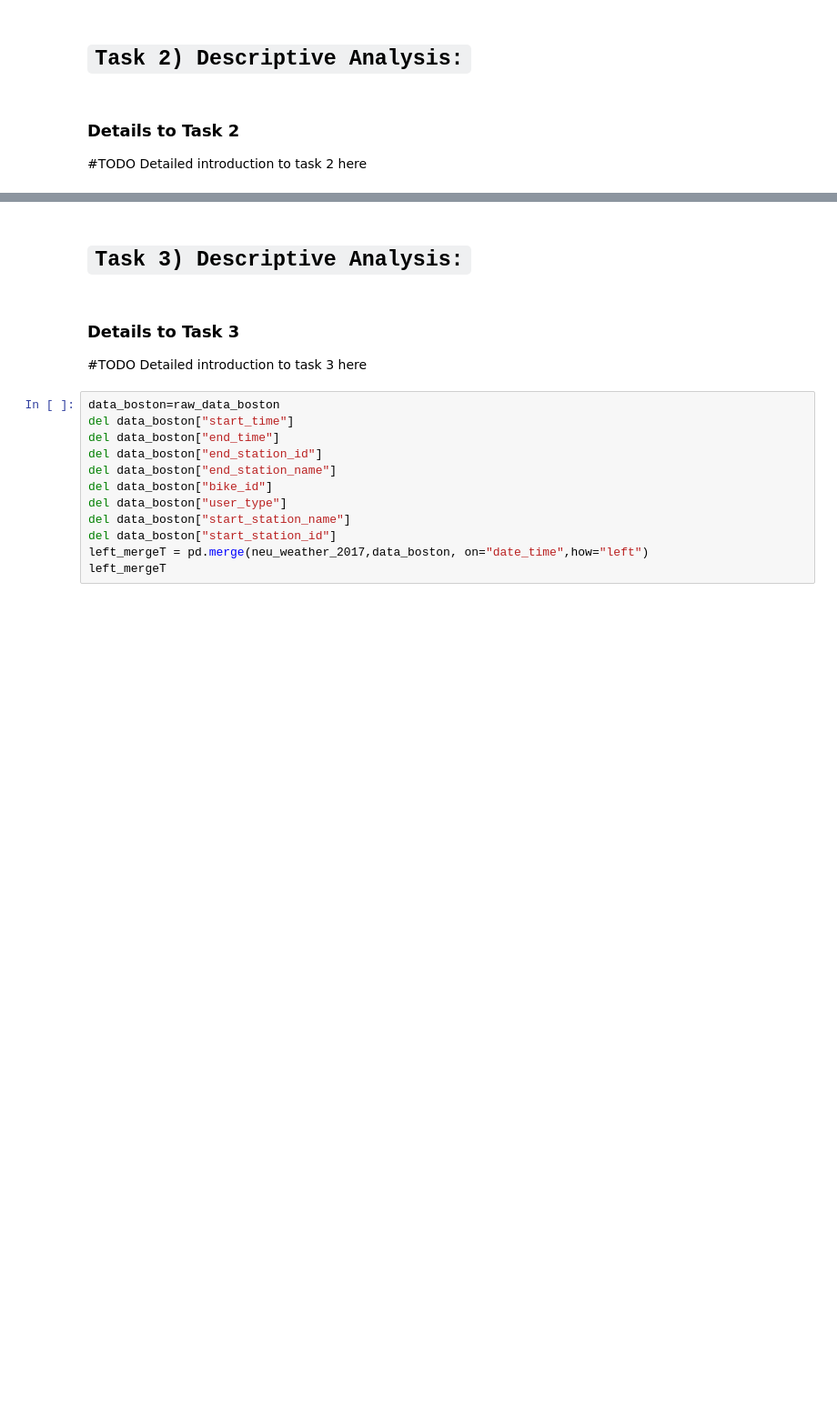
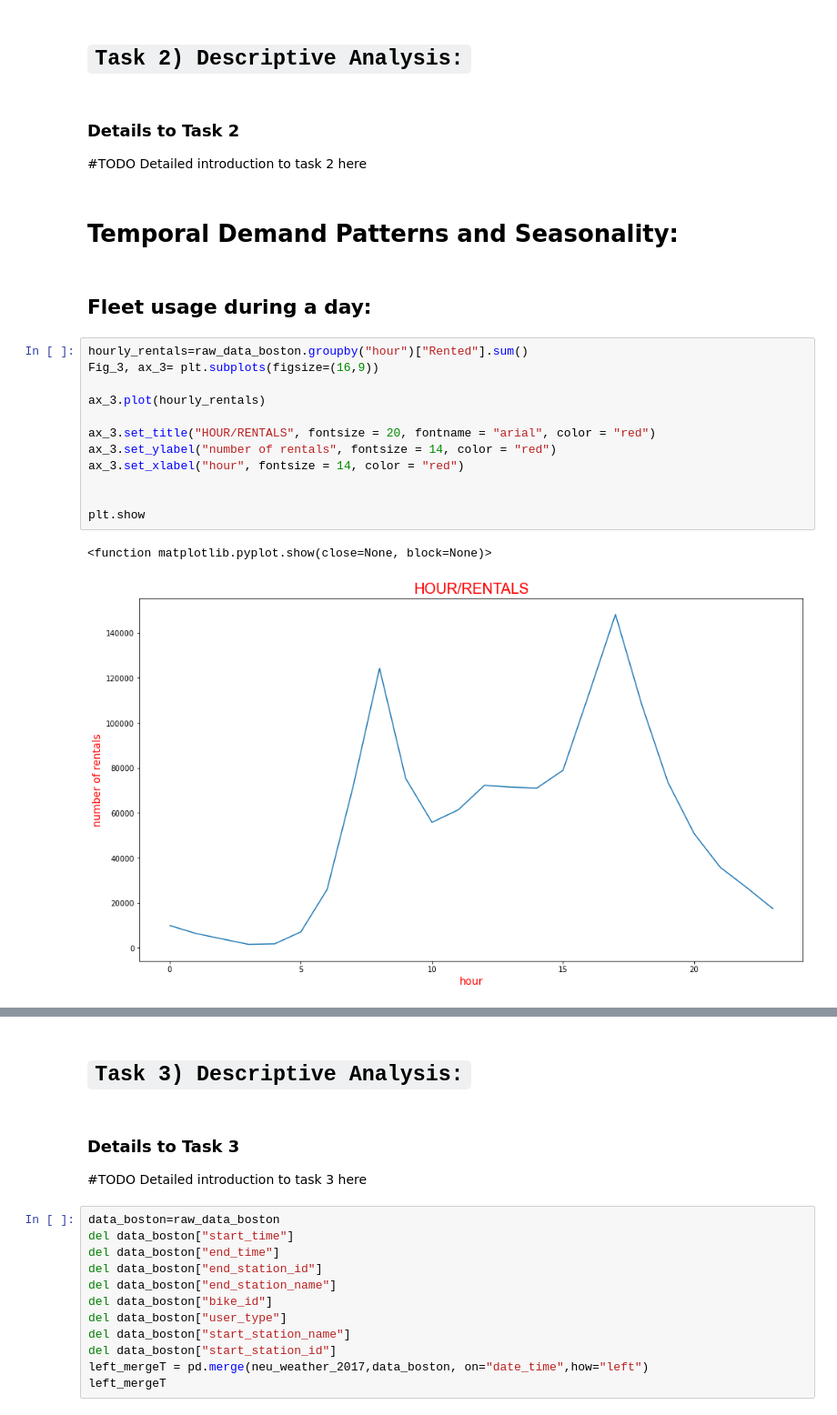
Before and after one commit to NiklasNesseler/ProjectNotFound, a Jupyter notebook: DSML_GroupProject_Boston2017.ipynb, the cells around one changed output, grey strips where cells are left out. Shown at 91% size. Saved outputs shown, nothing was run; the diff lists cells and outputs as text; blank space fills up the shorter version.

```diff
--- a/DSML_GroupProject_Boston2017.ipynb
+++ b/DSML_GroupProject_Boston2017.ipynb
@@ -600,3 +602,22 @@ plt.show
 ### Details to Task 2
 #TODO
 Detailed introduction to task 2 here
+# %% [markdown]
+# Temporal Demand Patterns and Seasonality:
+# %% [markdown]
+## Fleet usage during a day:
+# %%
+hourly_rentals=raw_data_boston.groupby("hour")["Rented"].sum()
+Fig_3, ax_3= plt.subplots(figsize=(16,9))
+
+ax_3.plot(hourly_rentals)
+
+ax_3.set_title("HOUR/RENTALS", fontsize = 20, fontname = "arial", color = "red")
+ax_3.set_ylabel("number of rentals", fontsize = 14, color = "red")
+ax_3.set_xlabel("hour", fontsize = 14, color = "red")
+
+
+plt.show
+# %% [output]
+<function matplotlib.pyplot.show(close=None, block=None)>
+[figure, added]
```
Also changed, not shown: parts of 19 cells of this notebook.
